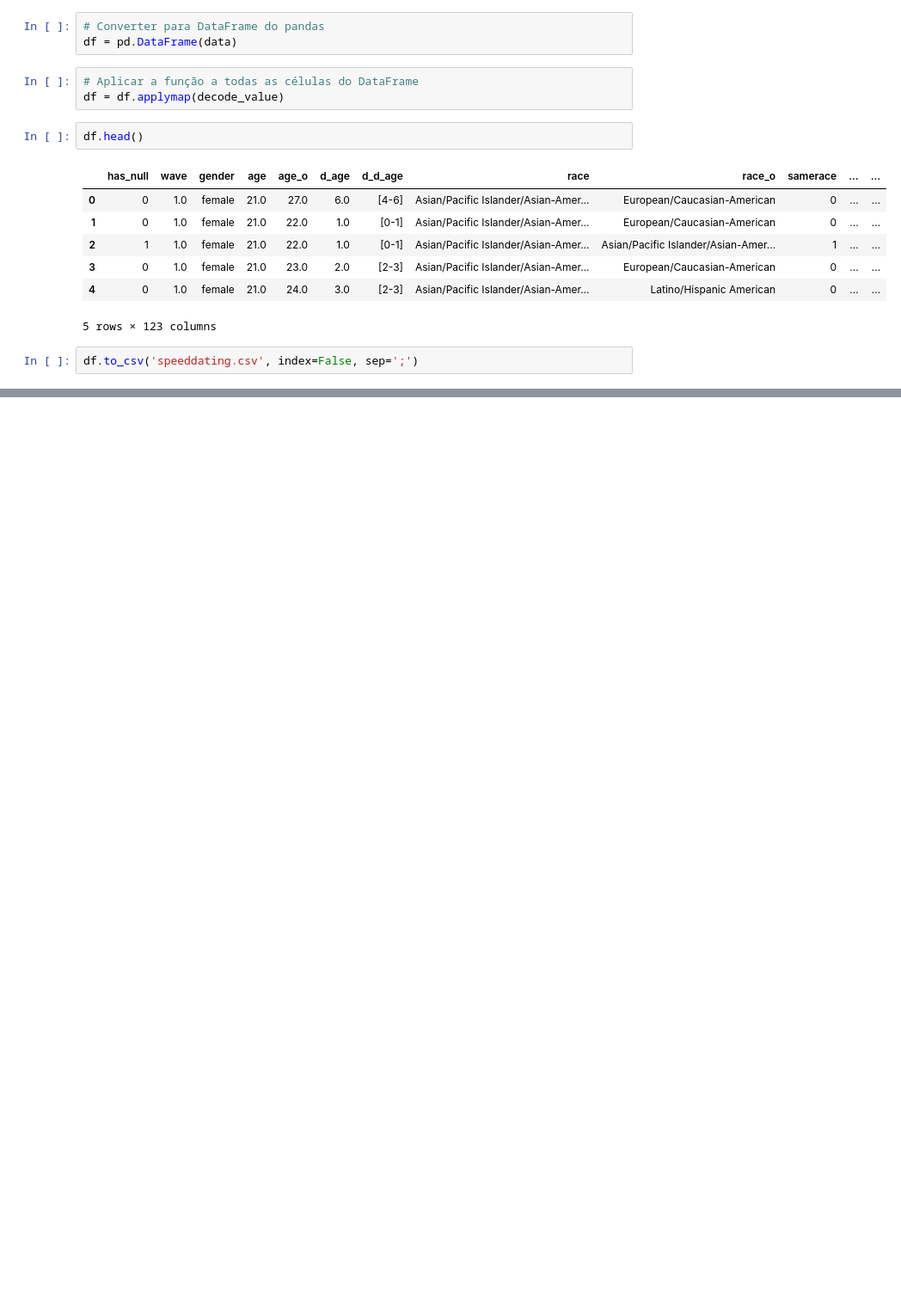
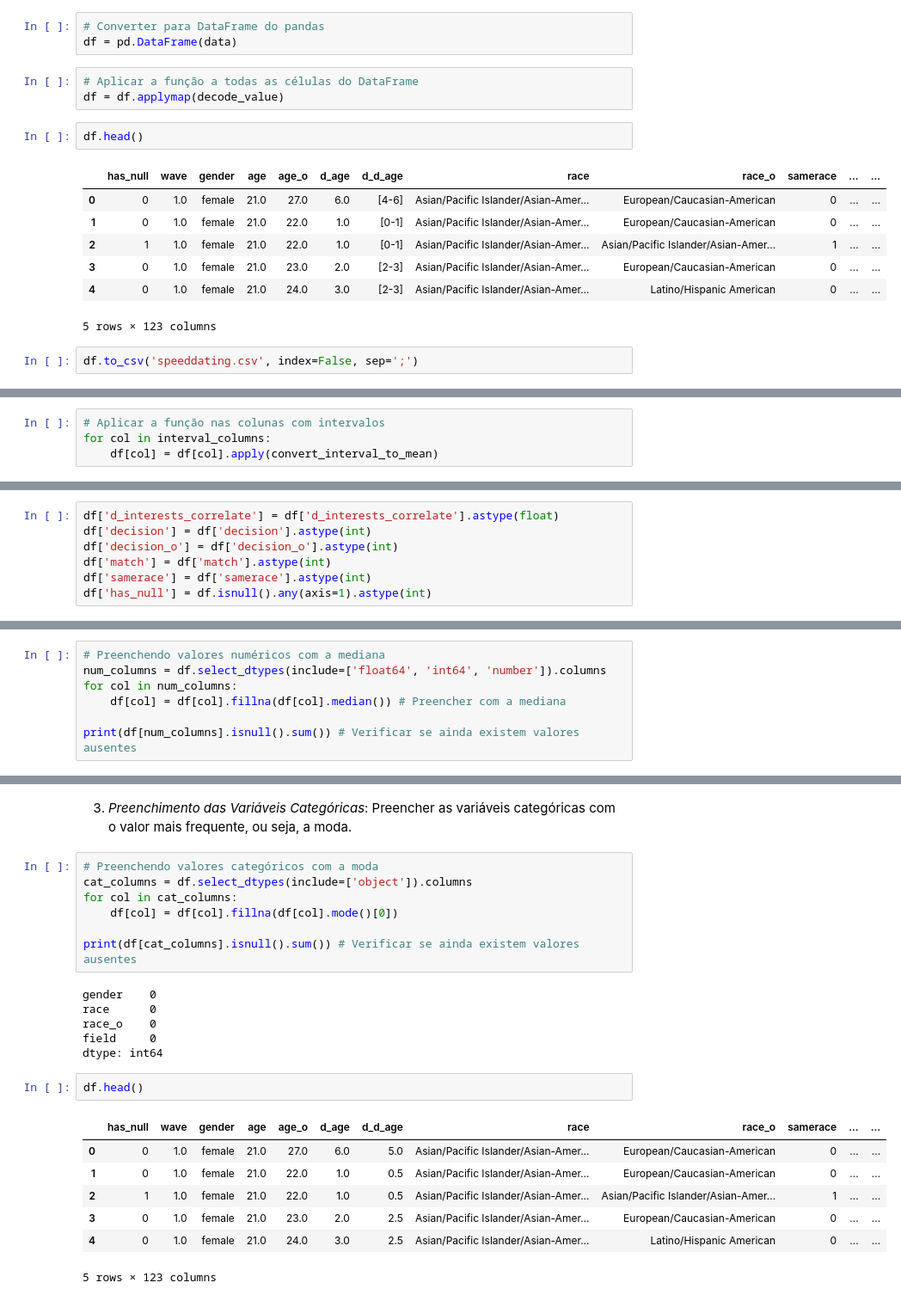
Before and after one commit to lucass235/Analise_dados_pos, a Jupyter notebook: scripts/project.ipynb, the cells around one changed output, grey strips where cells are left out. Shown at 86% size. Cells and saved outputs as stored; diff of their text form; blank space fills up the shorter version.

```diff
--- a/scripts/project.ipynb
+++ b/scripts/project.ipynb
@@ -30,0 +97,4 @@ df.to_csv('speeddating.csv', index=False, sep=';')
+# %%
+# Aplicar a função nas colunas com intervalos
+for col in interval_columns:
+    df[col] = df[col].apply(convert_interval_to_mean)
@@ -30,0 +113,7 @@ df.to_csv('speeddating.csv', index=False, sep=';')
+# %%
+df['d_interests_correlate'] = df['d_interests_correlate'].astype(float)
+df['decision'] = df['decision'].astype(int)
+df['decision_o'] = df['decision_o'].astype(int)
+df['match'] = df['match'].astype(int)
+df['samerace'] = df['samerace'].astype(int)
+df['has_null'] = df.isnull().any(axis=1).astype(int)
@@ -30,0 +122,7 @@ df.to_csv('speeddating.csv', index=False, sep=';')
+# %%
+# Preenchendo valores numéricos com a mediana
+num_columns = df.select_dtypes(include=['float64', 'int64', 'number']).columns
+for col in num_columns:
+    df[col] = df[col].fillna(df[col].median()) # Preencher com a mediana
+
+print(df[num_columns].isnull().sum()) # Verificar se ainda existem valores ausentes
@@ -30,0 +142,25 @@ df.to_csv('speeddating.csv', index=False, sep=';')
+# %% [markdown]
+3. *Preenchimento das Variáveis Categóricas*: Preencher as variáveis categóricas com o valor mais frequente, ou seja, a moda.
+# %%
+# Preenchendo valores categóricos com a moda
+cat_columns = df.select_dtypes(include=['object']).columns
+for col in cat_columns:
+    df[col] = df[col].fillna(df[col].mode()[0])
+
+print(df[cat_columns].isnull().sum()) # Verificar se ainda existem valores ausentes
+# %% [output]
+gender    0
+race      0
+race_o    0
+field     0
+dtype: int64
+# %%
+df.head()
+# %% [output]
+|  | has_null | wave | gender | age | age_o | d_age | d_d_age | race | race_o | samerace | ... | ... |
+| 0 | 0 | 1.0 | female | 21.0 | 27.0 | 6.0 | 5.0 | Asian/Pacific Islander/Asian-Amer... | European/Caucasian-American | 0 | ... | ... |
+| 1 | 0 | 1.0 | female | 21.0 | 22.0 | 1.0 | 0.5 | Asian/Pacific Islander/Asian-Amer... | European/Caucasian-American | 0 | ... | ... |
+| 2 | 1 | 1.0 | female | 21.0 | 22.0 | 1.0 | 0.5 | Asian/Pacific Islander/Asian-Amer... | Asian/Pacific Islander/Asian-Amer... | 1 | ... | ... |
+| 3 | 0 | 1.0 | female | 21.0 | 23.0 | 2.0 | 2.5 | Asian/Pacific Islander/Asian-Amer... | European/Caucasian-American | 0 | ... | ... |
+| 4 | 0 | 1.0 | female | 21.0 | 24.0 | 3.0 | 2.5 | Asian/Pacific Islander/Asian-Amer... | Latino/Hispanic American | 0 | ... | ... |
+5 rows × 123 columns
```
Also changed, not shown: parts of 37 cells of this notebook.
